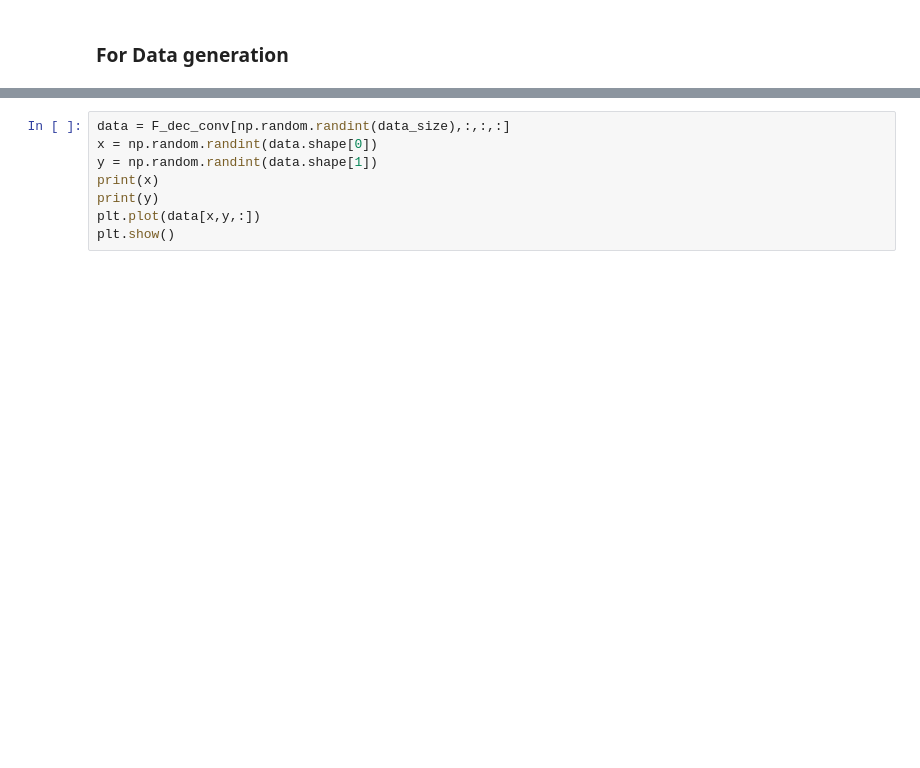
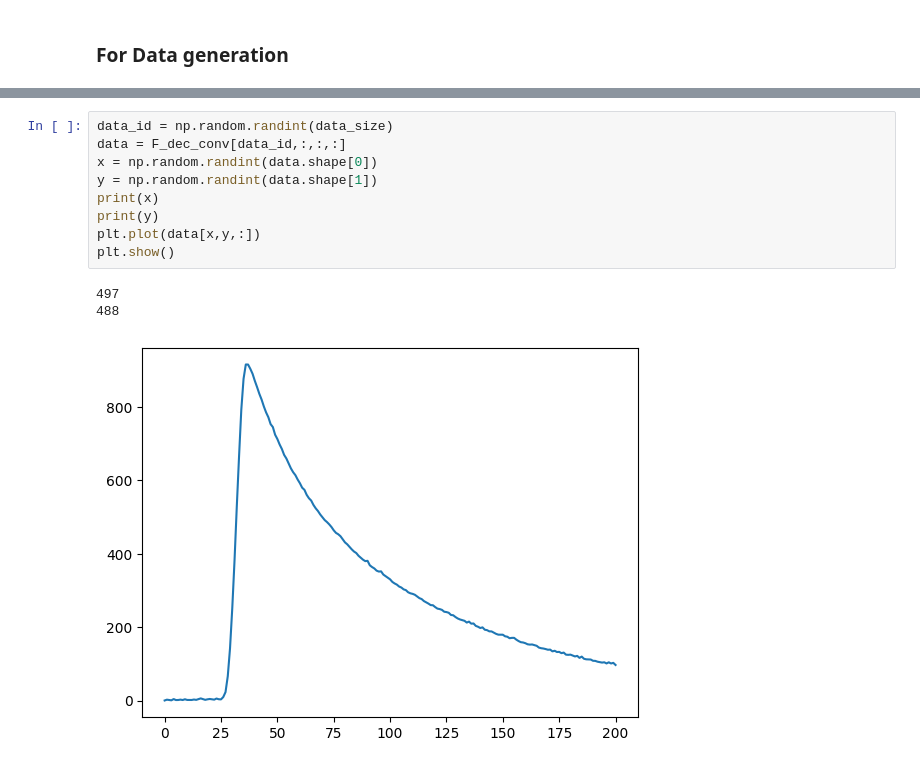
Before and after one commit to bayesflow-org/hierarchical-abi, a Jupyter notebook: problems/FLI/DataGen_HBI.ipynb, the cells around one changed output, grey strips where cells are left out. Saved outputs shown, nothing was run; the diff lists cells and outputs as text; blank space fills up the shorter version.

```diff
--- a/problems/FLI/DataGen_HBI.ipynb
+++ b/problems/FLI/DataGen_HBI.ipynb
@@ -267,11 +278,16 @@ for i in range(data_size):
 # %%
-data = F_dec_conv[np.random.randint(data_size),:,:,:]
+data_id = np.random.randint(data_size)
+data = F_dec_conv[data_id,:,:,:]
 x = np.random.randint(data.shape[0])
 y = np.random.randint(data.shape[1])
 print(x)
 print(y)
 plt.plot(data[x,y,:])
 plt.show()
+# %% [output]
+497
+488
+[figure, added]
 # %%
 plt.figure()
 for i in range(10):
```
Also changed, not shown: parts of 8 cells of this notebook, 43 other files.
